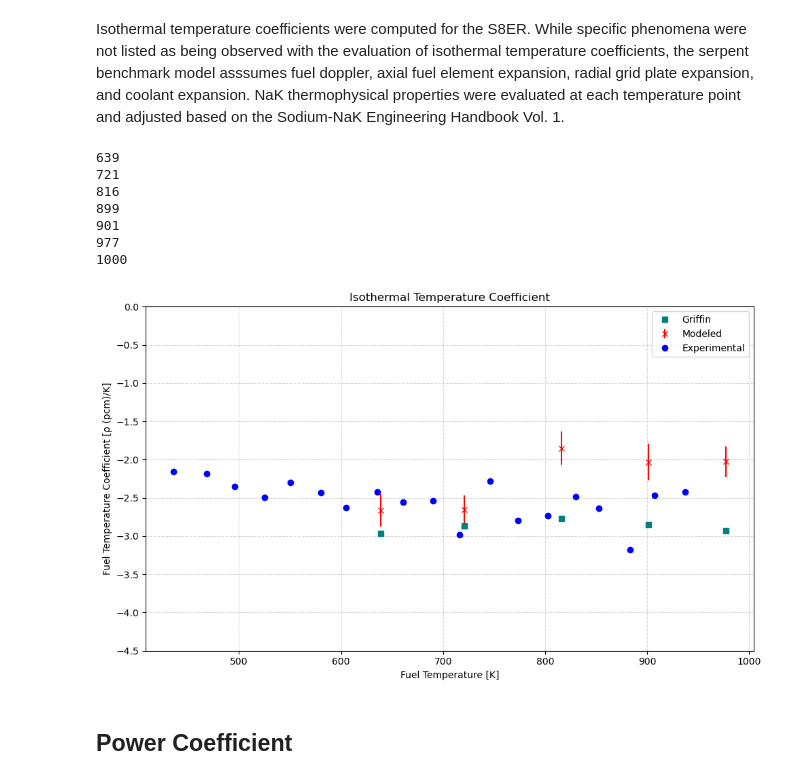
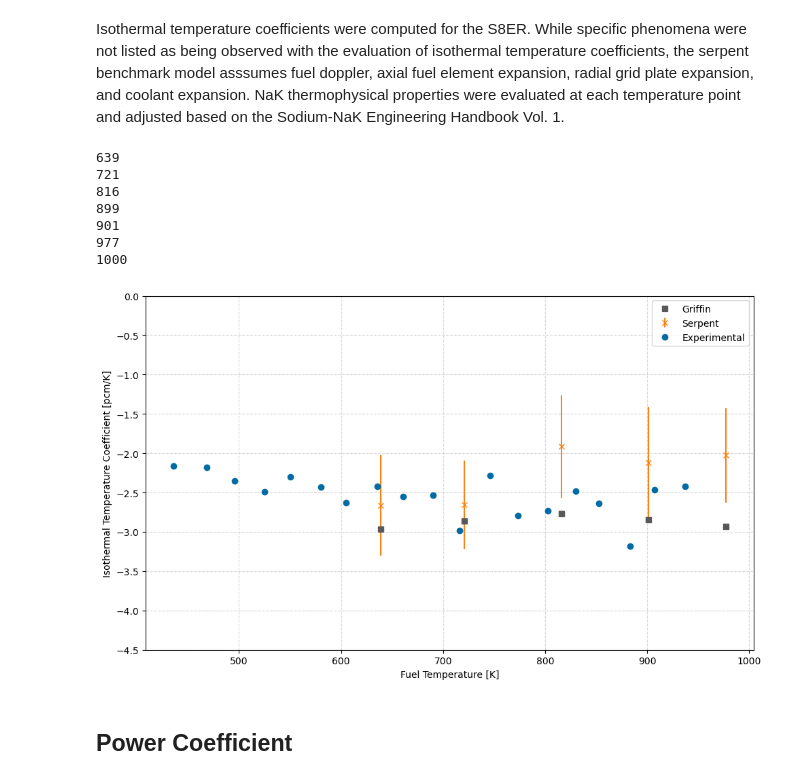
Before and after one commit to CORE-GATECH-GROUP/SNAP-REACTORS, a Jupyter notebook: snapReactors/reactor_models/Wet_Experiment_Models/analysis.ipynb, the cells around one changed output. Drawn from its saved outputs; the diff is of its cells as text; code cells hidden in the pictures.

```diff
--- a/snapReactors/reactor_models/Wet_Experiment_Models/analysis.ipynb
+++ b/snapReactors/reactor_models/Wet_Experiment_Models/analysis.ipynb
@@ -661,7 +711,7 @@ for i,temp in enumerate(temp_list):
         reac = ((rho_list[i] - rho_list[i+1]) / (temp_list[i] - temp_list[i+1])) * 10**5
         unc = np.sqrt((1/(temp_list[i] - temp_list[i+1]))**2 * unc_list[i]**2 + (1/(temp_list[i] - temp_list[i+1]))**2 * unc_list[i+1]**2)*10**5
         reac_list.append(reac)
-        reac_unc_list.append(unc * 1)
+        reac_unc_list.append(unc * 3)
     else:
         pass
 
@@ -691,15 +741,21 @@ x_data = exp_data['x(kelvin)'].values
 y_data = exp_data['y(pcm/K)'].values
 temp_list = [639, 721, 816, 901, 977]
 
+colors = plt.rcParams['axes.prop_cycle'].by_key()['color']
+# # Serpent data - use the same color (second color in cycle)
+experiment_color = colors[0]
+serpent_color = colors[1]
+griffin_Tfuel_color = colors[2]
+griffin_color = colors[3]
 
 plt.figure(figsize=(10, 6))
-plt.title("Fuel Temperature Coefficient")
+# plt.title("Fuel Temperature Coefficient")
 plt.xlabel('Fuel Temperature [K]')
-plt.ylabel('Fuel Temperature Coefficient [ρ (pcm)/K]')
+plt.ylabel('Fuel Temperature Coefficient [pcm/K]')
 
-plt.errorbar(temp_list,griff_reac_list, yerr = None, fmt='s', label='Griffin', color='teal')
-plt.errorbar(temp_list, reac_list, yerr=reac_unc_list, fmt='x', label="Serpent", color='red')
-plt.errorbar(x_data, y_data, yerr = None, fmt = 'o', label = 'Experimental', color = 'blue')
+plt.errorbar(temp_list,griff_reac_list, yerr = None, fmt='s', label='Griffin', color=griffin_color)
+plt.errorbar(temp_list, reac_list, yerr=reac_unc_list, fmt='x', label="Serpent", color=serpent_color)
+plt.errorbar(x_data, y_data, yerr = None, fmt = 'o', label = 'Experimental', color = experiment_color)
 
 
 plt.legend()
@@ -741,7 +797,7 @@ for i,temp in enumerate(temp_list):
         reac = ((rho_list[i] - rho_list[i+1]) / (temp_list[i] - temp_list[i+1])) * 10**5
         unc = np.sqrt((1/(temp_list[i] - temp_list[i+1]))**2 * unc_list[i]**2 + (1/(temp_list[i] - temp_list[i+1]))**2 * unc_list[i+1]**2)*10**5
         reac_list.append(reac)
-        reac_unc_list.append(unc * 1)
+        reac_unc_list.append(unc * 3)
     else:
         pass
 
@@ -766,39 +822,46 @@ for i,temp in enumerate(griff_temp_list):
         griff_reac_list.append(reac)
     else:
         pass
 
 
 # read experimental data
 exp_data = pd.read_csv((base_path/'itc_data.csv').resolve())
 x_data = exp_data['x(kelvin)'].values
 y_data = exp_data['y(pcm/K)'].values
 temp_list = [639, 721, 816, 901, 977]
 griff_temp_list = [639, 721, 816, 901, 977]
 
+# Get the default color cycle
+colors = plt.rcParams['axes.prop_cycle'].by_key()['color']
+# # Serpent data - use the same color (second color in cycle)
+experiment_color = colors[0]
+serpent_color = colors[1]
+griffin_Tfuel_color = colors[2]
+griffin_color = colors[3]
 plt.figure(figsize=(10, 6))
-plt.title("Isothermal Temperature Coefficient")
+# plt.title("Isothermal Temperature Coefficient")
 plt.xlabel('Fuel Temperature [K]')
-plt.ylabel('Fuel Temperature Coefficient [ρ (pcm)/K]')
+plt.ylabel('Isothermal Temperature Coefficient [pcm/K]')
 
 # Plot analytical data
-plt.errorbar(griff_temp_list,griff_reac_list, yerr = None, fmt='s', label='Griffin', color='teal')
-plt.errorbar(temp_list, reac_list, yerr=reac_unc_list, fmt='x', label="Modeled", color='red')
-plt.errorbar(x_data, y_data, yerr = None, fmt = 'o', label = 'Experimental', color = 'blue')
+plt.errorbar(griff_temp_list,griff_reac_list, yerr = None, fmt='s', label='Griffin', color=griffin_color)
+plt.errorbar(temp_list, reac_list, yerr=reac_unc_list, fmt='x', label="Serpent", color=serpent_color)
+plt.errorbar(x_data, y_data, yerr = None, fmt = 'o', label = 'Experimental', color = experiment_color)
 
 
 plt.legend()
 plt.grid(True, linestyle='--', alpha=0.5)
 plt.ylim(-4.5,0)
 plt.tight_layout()
 # %% [output]
 639
 721
 816
 899
 901
 977
 1000
-[figure, old version]
+[figure, new version]
 # %% [markdown]
 ## Power Coefficient
 # %% [markdown]
```
Also changed, not shown: parts of 10 cells of this notebook, 45 other files.
